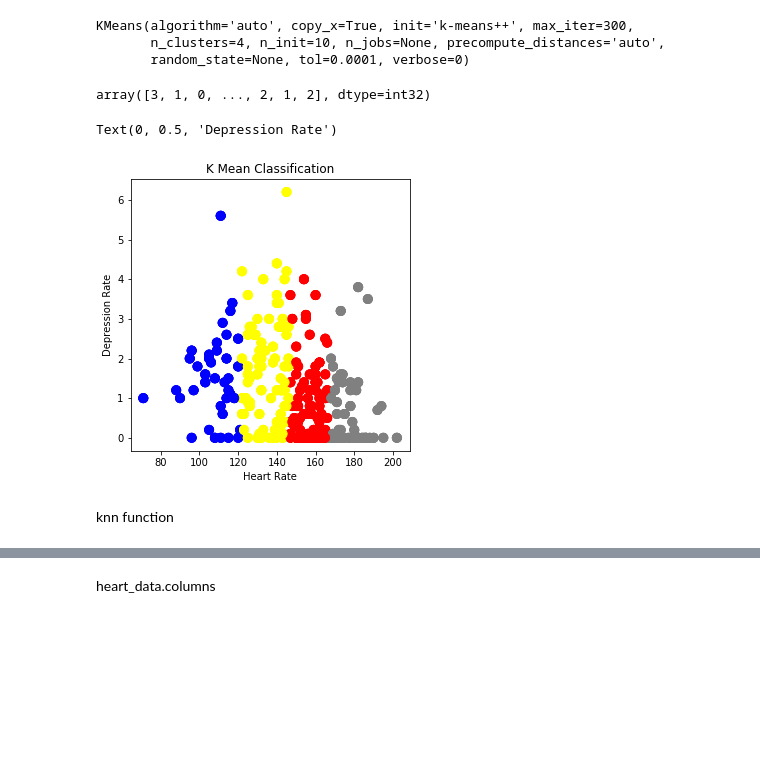
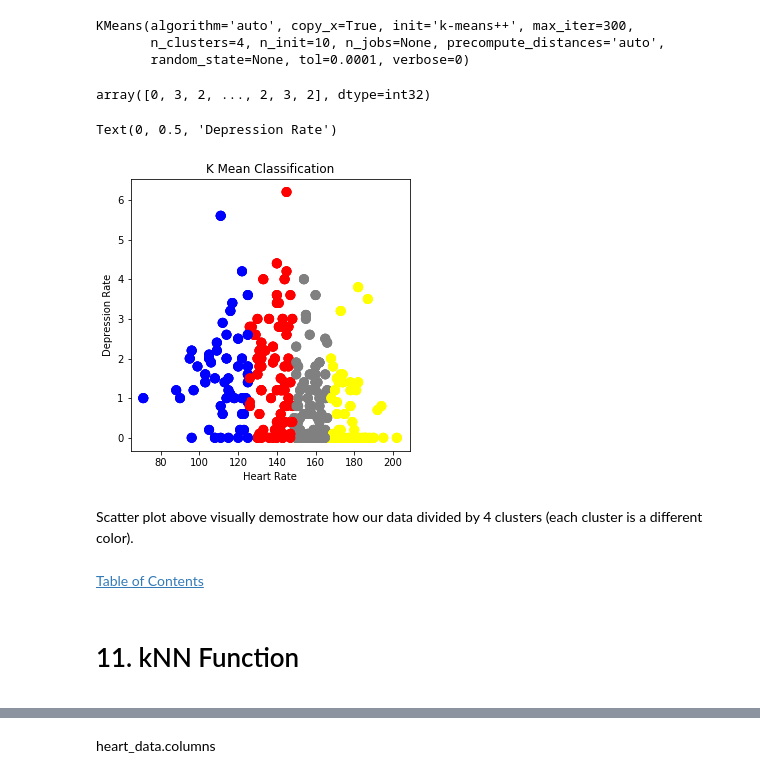
Before and after one commit to daryna05/HEALTHCARE_PR2, a Jupyter notebook: Project2_prep_final.ipynb, the cells around one changed output, grey strips where cells are left out. Drawn from its saved outputs; the diff is of its cells as text; code cells hidden in the pictures; blank space fills up the shorter version.

Commit message:
Add files via upload
Add some comments, changed the title
Fixed step by step k-mean function, defined cluster randomly

```diff
--- a/Project2_prep_final.ipynb
+++ b/Project2_prep_final.ipynb
@@ -209,4 +213,5 @@ Index(['age', 'sex', 'cp', 'trestbps', 'chol', 'fbs', 'restecg', 'thalach',
 # %%
-heart_data = df[['age','sex', 'trestbps', 'chol', 'thalach', 'oldpeak','target']]
+#create a subset with the columns which will be used for clustering analysis
+heart_data = df[['age','sex', 'trestbps', 'chol', 'fbs', 'thalach', 'oldpeak','target']]
 heart_data.head()
 # %% [output]
@@ -232,6 +235,6 @@ Adaptation: Create at least two additional columns that are necessary for your s
 # %% [markdown]
 We will rename our columns to make our dataframe more clear.
 # %%
-heart_data.columns = ['age', 'gender', 'bl_pres', 'cholest', 'heart_rate', 'depress', 'target']
+heart_data.columns = ['age', 'gender', 'bl_pres', 'cholest', 'blood_sug', 'heart_rate', 'depress', 'target']
 heart_data.head()
 # %% [output]
@@ -698,4 +624,5 @@ len(model.labels_)
 # %% [markdown]
 Let's create a new subset which will include only 2 columns of our data to visualize the clusters for data on the scaterplot.
 # %%
-a = heart_data[["heart_rate", "depress"]]
+plot_data = heart_data[["heart_rate", "depress"]]
+plot_data.head()
@@ -702,32 +636,41 @@ a = heart_data[["heart_rate", "depress"]]
 # %%
-model = KMeans(n_clusters = 4)
-model.fit(a)
+model2 = KMeans(n_clusters = 4)
+model2.fit(plot_data)
 # %% [output]
 KMeans(algorithm='auto', copy_x=True, init='k-means++', max_iter=300,
        n_clusters=4, n_init=10, n_jobs=None, precompute_distances='auto',
        random_state=None, tol=0.0001, verbose=0)
 # %%
-model.labels_
+model2.labels_
 # %% [output]
-array([3, 1, 0, ..., 2, 1, 2], dtype=int32)
+array([0, 3, 2, ..., 2, 3, 2], dtype=int32)
 # %%
 # View the results
 # Set the size of the plot
 fig = plt.figure(figsize=(5, 5))
 
 # Create a colormap
 colormap = np.array(['yellow', 'red', 'blue', 'grey'])
 
-plt.scatter(a.heart_rate, a.depress, c=colormap[model.labels_], s = 80)
+plt.scatter(plot_data.heart_rate, plot_data.depress, c=colormap[model2.labels_], s = 80)
 plt.title('K Mean Classification')
 ax = fig.add_subplot(111)
 ax.set_xlabel('Heart Rate')
 ax.set_ylabel('Depression Rate')
 # %% [output]
 Text(0, 0.5, 'Depression Rate')
-[figure, old version]
+[figure, new version]
-# %% [markdown]
-knn function
+# %% [markdown]
+Scatter plot above visually demostrate how our data divided by 4 clusters (each cluster is a different color).
+# %% [markdown]
+<a href="#contents">Table of Contents</a>
+# %% [markdown]
+<a id="knn"></a>
+<div>
+    <h1>
+        11. kNN Function
+    </h1>
+</div>
 # %%
 import matplotlib.pyplot as plt
 from matplotlib.colors import ListedColormap
```
Also changed, not shown: parts of 95 cells of this notebook.
